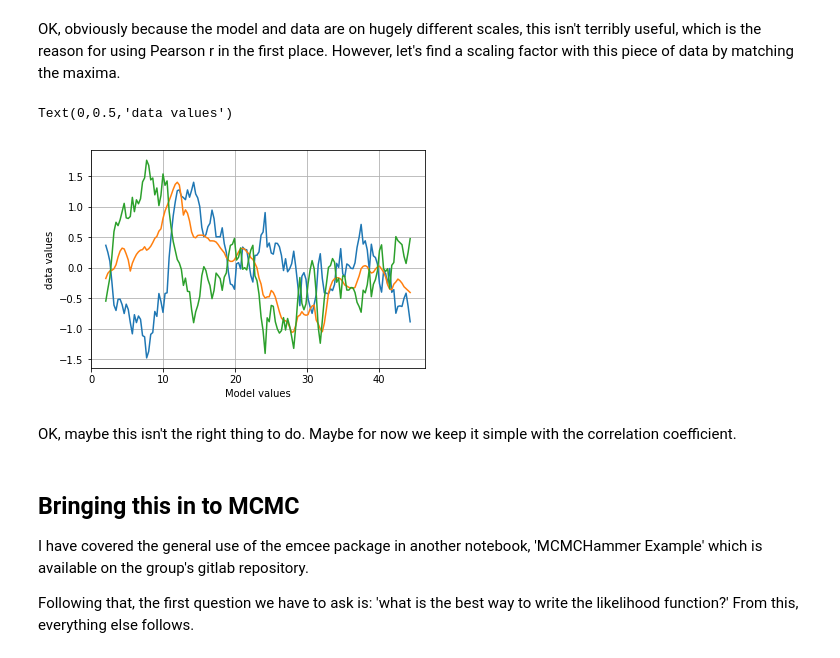
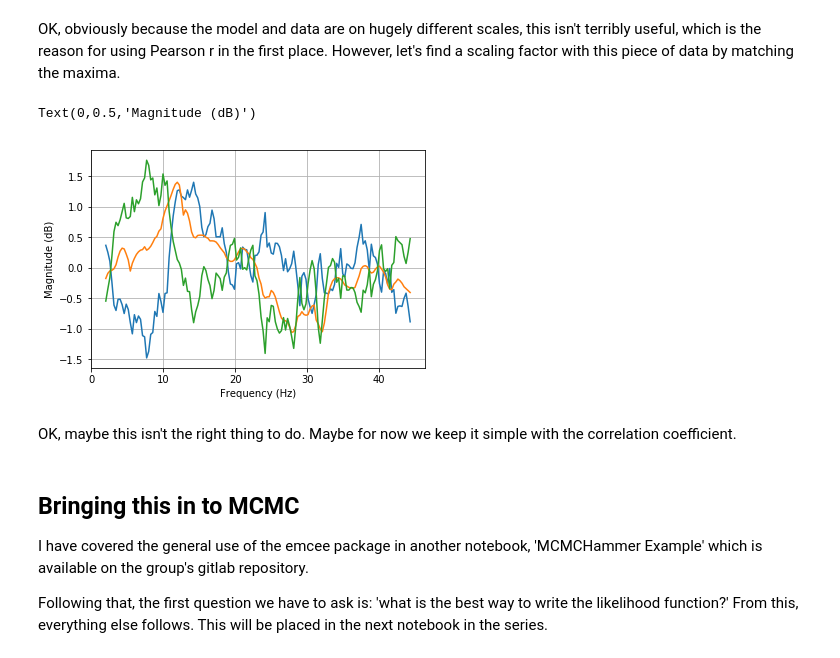
Before and after one commit to Raj-Lab-UCSF/spectrome, a Jupyter notebook: SCFC-spectral-python/SCFC/notebooks/Cost-functions.ipynb, the cells around one changed output. Drawn from its saved outputs; the diff is of its cells as text; code cells hidden in the pictures.

```diff
--- a/SCFC-spectral-python/SCFC/notebooks/Cost-functions.ipynb
+++ b/SCFC-spectral-python/SCFC/notebooks/Cost-functions.ipynb
@@ -441,15 +443,15 @@ scaledmodel = scale*qmodel2
 # %%
 error = scaledmodel - detrend(testdata2)
 fig13 = mpl.figure(num=5, figsize = (6,4))
 mpl.plot(newf, detrend(testdata2))
 mpl.plot(newf, scaledmodel)
 mpl.plot(newf, error)
 mpl.grid(True)
-mpl.xlabel('Model values')
-mpl.ylabel('data values')
+mpl.xlabel('Frequency (Hz)')
+mpl.ylabel('Magnitude (dB)')
 # %% [output]
-Text(0,0.5,'data values')
+Text(0,0.5,'Magnitude (dB)')
-[figure, old version]
+[figure, new version]
 # %% [markdown]
 OK, maybe this isn't the right thing to do. Maybe for now we keep it simple with the correlation coefficient.
 # %% [markdown]
@@ -457,4 +459,4 @@ OK, maybe this isn't the right thing to do. Maybe for now we keep it simple with
 
 I have covered the general use of the emcee package in another notebook, 'MCMCHammer Example' which is available on the group's gitlab repository.
 
-Following that, the first question we have to ask is: 'what is the best way to write the likelihood function?' From this, everything else follows.
+Following that, the first question we have to ask is: 'what is the best way to write the likelihood function?' From this, everything else follows. This will be placed in the next notebook in the series.
```
Also changed, not shown: parts of 1 cell of this notebook.
